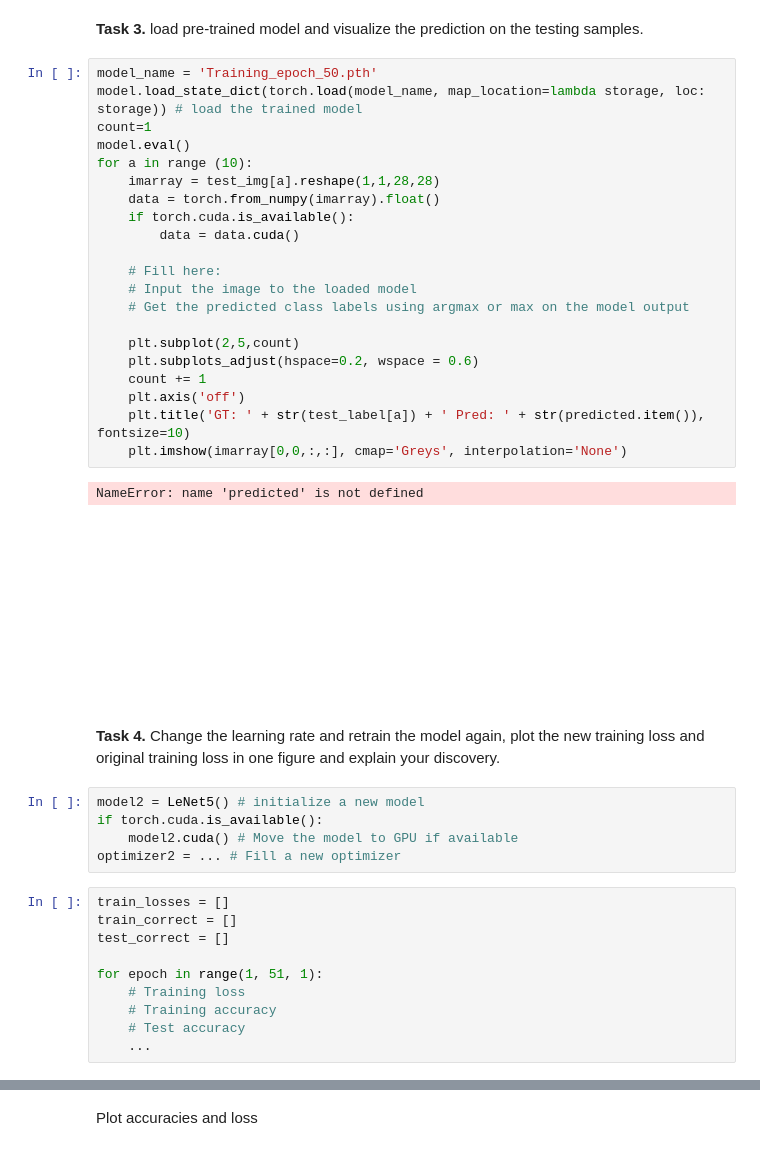
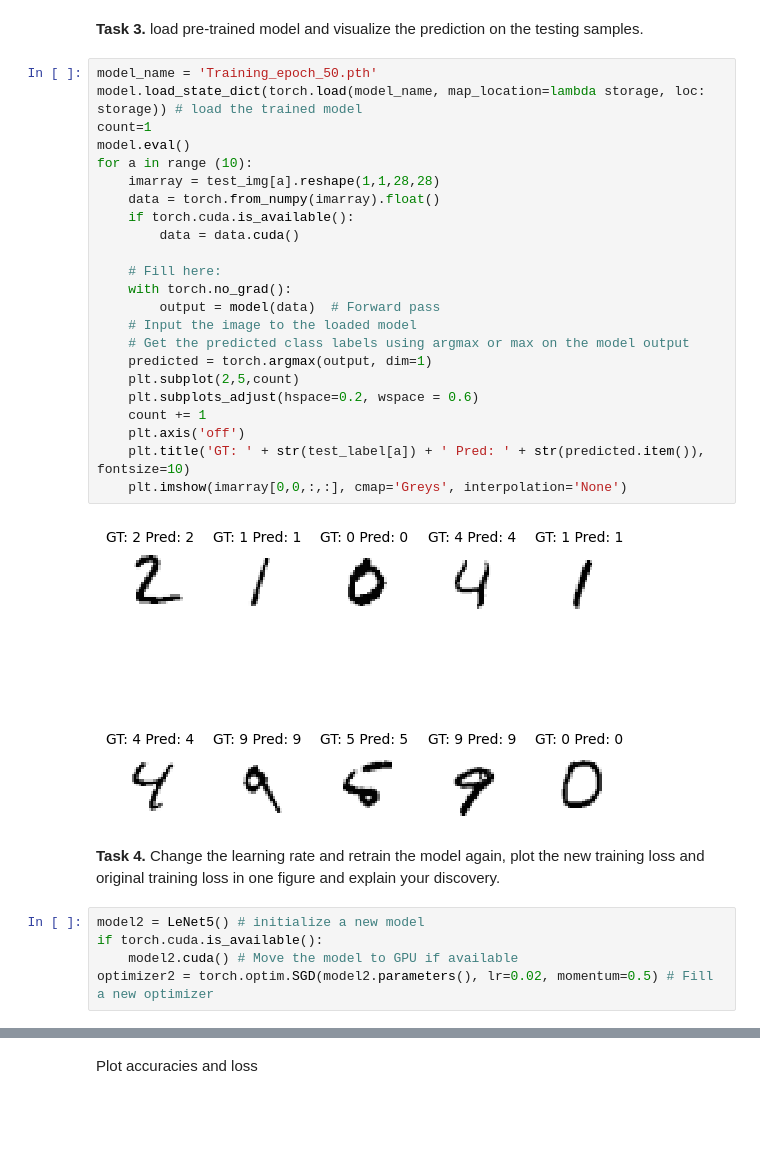
Before and after one commit to QIMENGSHI/AI_course_assignment, a Jupyter notebook: Neural_networks/MNIST_CNN_v2.ipynb, the cells around one changed output, grey strips where cells are left out. Saved outputs shown, nothing was run; the diff lists cells and outputs as text; blank space fills up the shorter version.

```diff
--- a/Neural_networks/MNIST_CNN_v2.ipynb
+++ b/Neural_networks/MNIST_CNN_v2.ipynb
@@ -262,41 +262,32 @@ plt.show()
 # %%
 model_name = 'Training_epoch_50.pth'
 model.load_state_dict(torch.load(model_name, map_location=lambda storage, loc: storage)) # load the trained model
 count=1
 model.eval()
 for a in range (10):
     imarray = test_img[a].reshape(1,1,28,28)
     data = torch.from_numpy(imarray).float()
     if torch.cuda.is_available():
         data = data.cuda()
 
     # Fill here:
+    with torch.no_grad():
+        output = model(data)  # Forward pass
     # Input the image to the loaded model
     # Get the predicted class labels using argmax or max on the model output
-
+    predicted = torch.argmax(output, dim=1)
     plt.subplot(2,5,count)
     plt.subplots_adjust(hspace=0.2, wspace = 0.6)
     count += 1
     plt.axis('off')
     plt.title('GT: ' + str(test_label[a]) + ' Pred: ' + str(predicted.item()), fontsize=10)
     plt.imshow(imarray[0,0,:,:], cmap='Greys', interpolation='None')
 # %% [output]
-NameError: name 'predicted' is not defined
-[figure, old version]
+[figure, new version]
 # %% [markdown]
 **Task 4.** Change the learning rate and retrain the model again, plot the new training loss and original training loss in one figure and explain your discovery.
 # %%
 model2 = LeNet5() # initialize a new model
 if torch.cuda.is_available():
     model2.cuda() # Move the model to GPU if available
-optimizer2 = ... # Fill a new optimizer
+optimizer2 = torch.optim.SGD(model2.parameters(), lr=0.02, momentum=0.5) # Fill a new optimizer
-# %%
-train_losses = []
-train_correct = []
-test_correct = []
-
-for epoch in range(1, 51, 1):
-    # Training loss
-    # Training accuracy
-    # Test accuracy
-    ...
```
Also changed, not shown: parts of 4 cells of this notebook, 5 other files.
